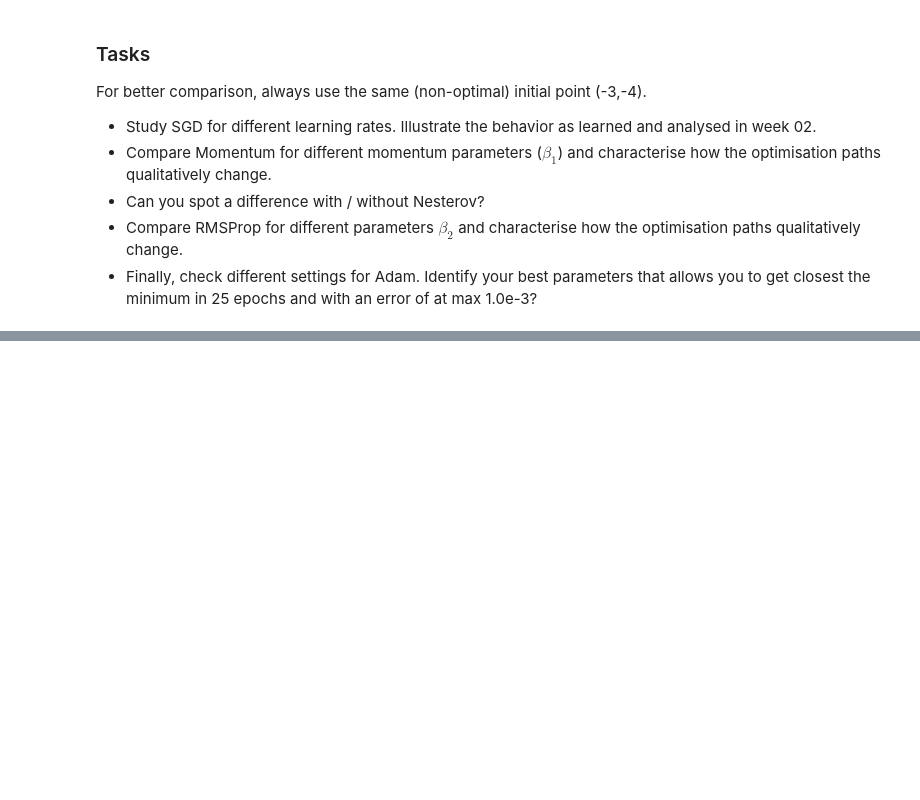
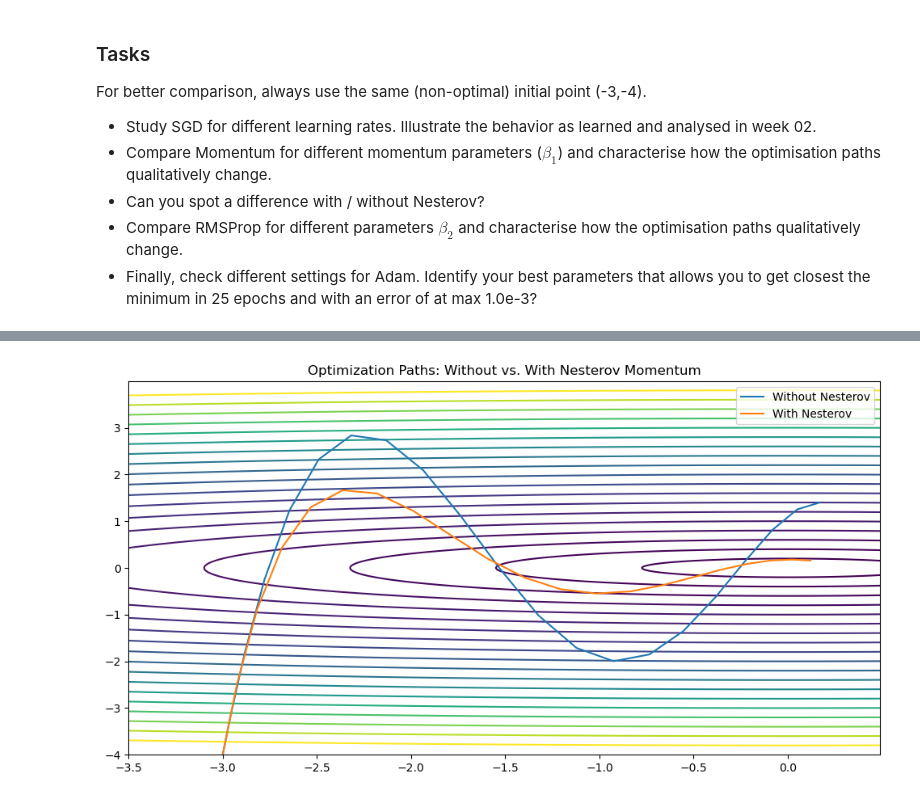
Before and after one commit to Dr-Shab/MSE-DeepLearn, a Jupyter notebook: DL-PW-05-G26_Drilon_Chia-Hua/PW05_optimisers_2d_example_stud.ipynb, the cells around one changed output, grey strips where cells are left out. Saved outputs shown, nothing was run; the diff lists cells and outputs as text; code cells hidden in the pictures; blank space fills up the shorter version.

```diff
--- a/DL-PW-05-G26_Drilon_Chia-Hua/PW05_optimisers_2d_example_stud.ipynb
+++ b/DL-PW-05-G26_Drilon_Chia-Hua/PW05_optimisers_2d_example_stud.ipynb
@@ -134,0 +123,26 @@ SGD - Momentum=0.99 :  3.529, ( 1.584,  3.153)
+# %%
+# Difference with / without Nesterov Momentum
+
+nepochs = 20
+plt.figure(figsize=(12, 6))
+
+plot_contours([-3.5, 0.5, -4., 4.], 4., test_function)
+momentum = 0.9
+
+# Without Nesterov
+x = torch.tensor([-3.0, -4.0], requires_grad=True)
+optimizer = torch.optim.SGD([x], lr=0.1, momentum=momentum, nesterov=False)
+xhist, yhist = optimize(test_function, x, nepochs, optimizer)
+plt.plot(xhist, yhist, label="Without Nesterov")
+
+# With Nesterov
+x = torch.tensor([-3.0, -4.0], requires_grad=True)
+optimizer = torch.optim.SGD([x], lr=0.1, momentum=momentum, nesterov=True)
+xhist, yhist = optimize(test_function, x, nepochs, optimizer)
+plt.plot(xhist, yhist, label="With Nesterov")
+
+plt.legend()
+plt.title("Optimization Paths: Without vs. With Nesterov Momentum")
+plt.show()
+# %% [output]
+[figure, added]
```
Also changed, not shown: parts of 4 cells of this notebook.
